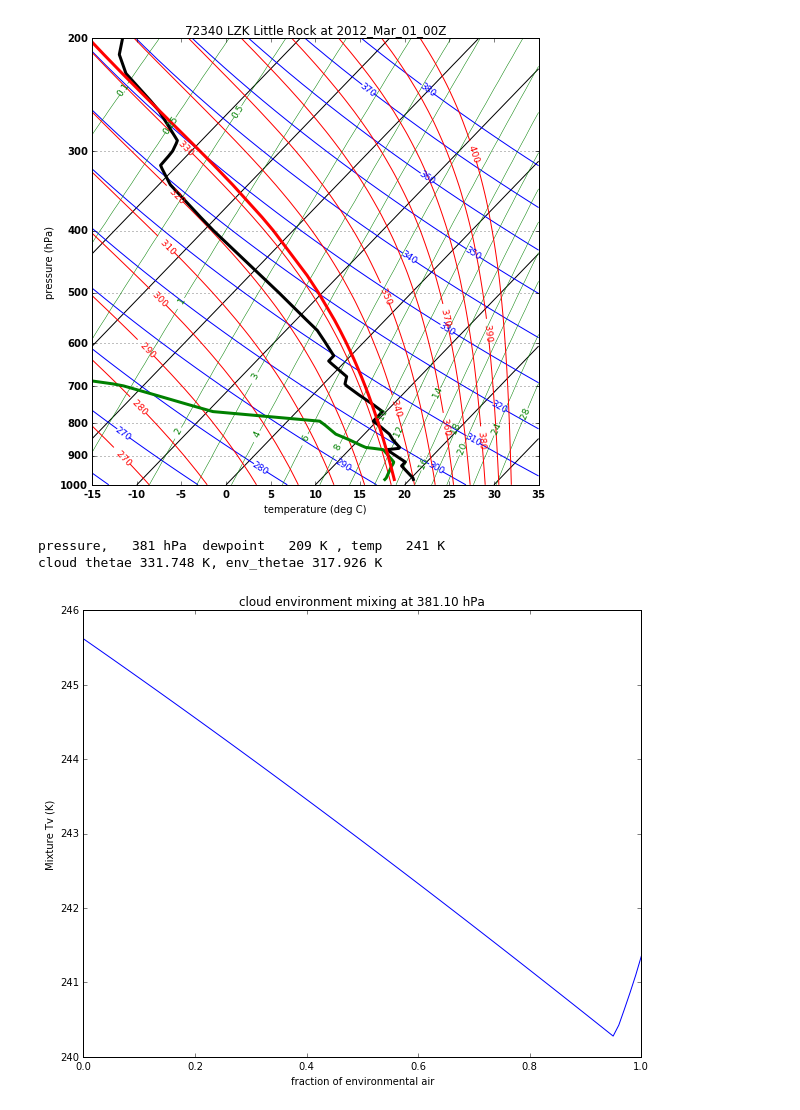
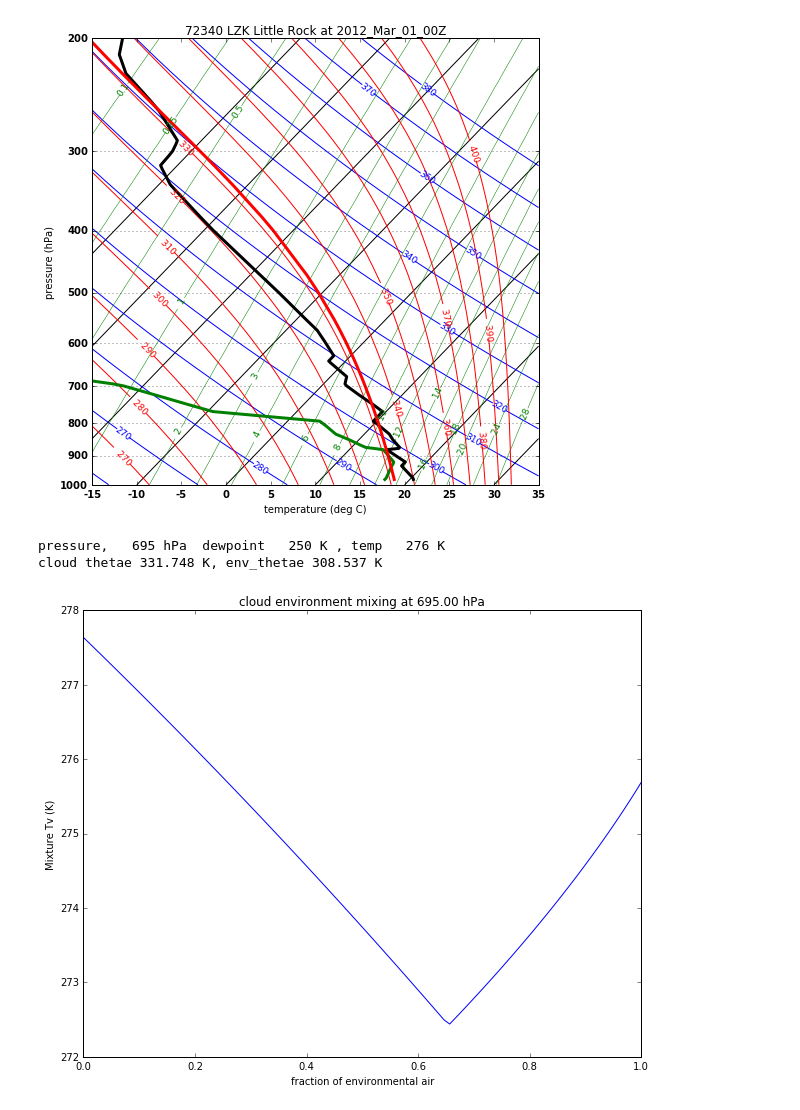
Before and after one commit to tc637/A405, a Jupyter notebook: notebooks/mixing_line.ipynb, the cells around one changed output. Saved outputs shown, nothing was run; the diff lists cells and outputs as text; code cells hidden in the pictures.

```diff
--- a/notebooks/mixing_line.ipynb
+++ b/notebooks/mixing_line.ipynb
@@ -128,28 +128,28 @@ display(fig)
 # %%
 plt.close('all')
 from a405thermo.thermlib import tinvert_thetae
-mix_level=np.searchsorted(clipped_press[::-1],400.e2)
+mix_level=np.searchsorted(clipped_press[::-1],700.e2)
 index=len(clipped_press) - mix_level
 mix_press = clipped_press[index]
 print('pressure, {:5.3g} hPa  dewpoint {:5.3g} K , temp {:5.3g} K'\
       .format(clipped_press[index]*1.e-2,env_Td[index],env_temps[index]))
 env_thetae = find_thetaep(env_Td[index],env_temps[index],clipped_press[index])
 env_rvap = env_rvaps[index]
 print('cloud thetae {:5.3f} K, env_thetae {:5.3f} K'.format(sfc_thetae,env_thetae))
 fenv=np.linspace(0,1,100.)
 logthetae_mix = fenv*np.log(env_thetae) + (1 - fenv)*np.log(sfc_thetae)
 rTot_mix = fenv*env_rvap  + (1 - fenv)*sfc_rvap
 thetae_mix = np.exp(logthetae_mix)
 pairs = zip(thetae_mix,rTot_mix)
 Tvlist = []
 for thetae,rtot in pairs:
     temp,rv,rl = tinvert_thetae(thetae,rtot,mix_press)
     Tvlist.append(find_Tv(temp,rv,rl))
 fig,ax = plt.subplots(1,1,figsize=(10,8))
 ax.plot(fenv,Tvlist)
 title='cloud environment mixing at {:5.2f} hPa'.format(clipped_press[index]*1.e-2)
 out=ax.set(xlabel='fraction of environmental air',ylabel='Mixture Tv (K)',title=title)
 # %% [output]
-pressure,   381 hPa  dewpoint   209 K , temp   241 K
-cloud thetae 331.748 K, env_thetae 317.926 K
+pressure,   695 hPa  dewpoint   250 K , temp   276 K
+cloud thetae 331.748 K, env_thetae 308.537 K
-[figure, old version]
+[figure, new version]
```
Also changed, not shown: 3 other files.
